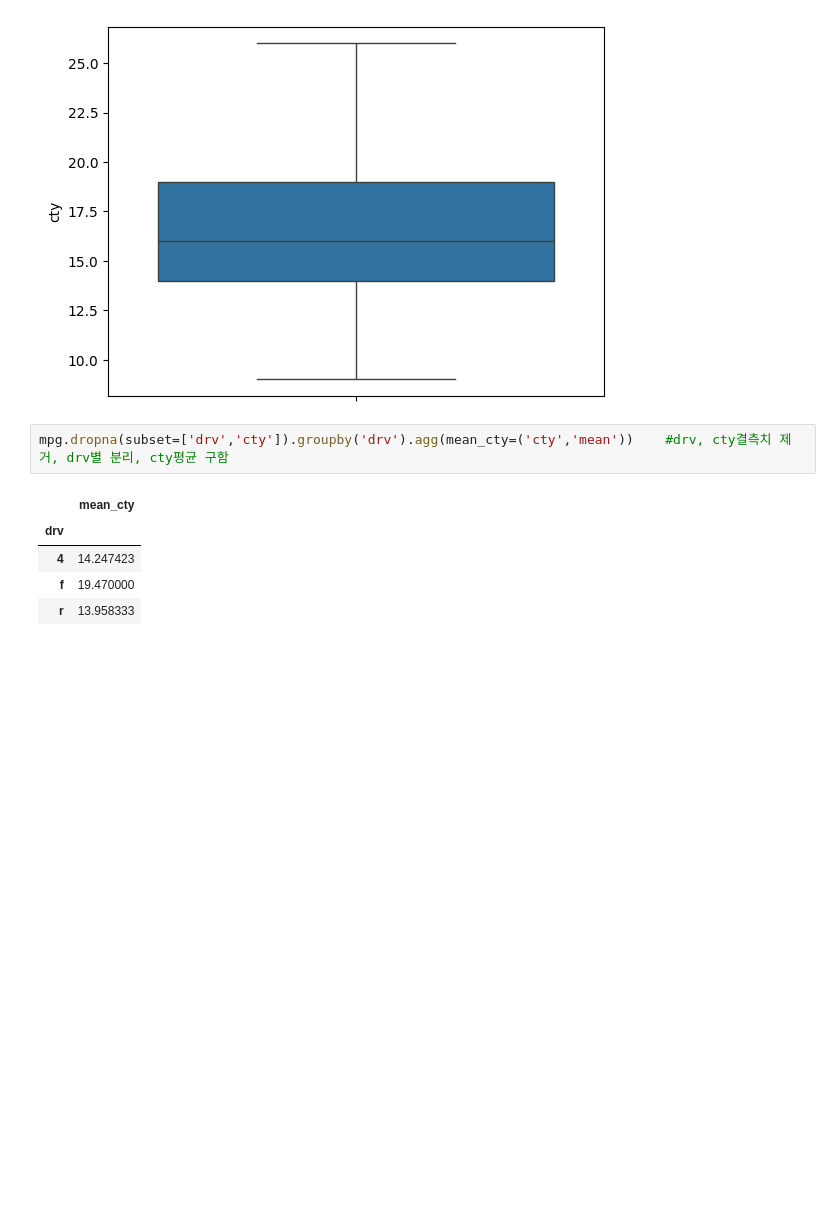
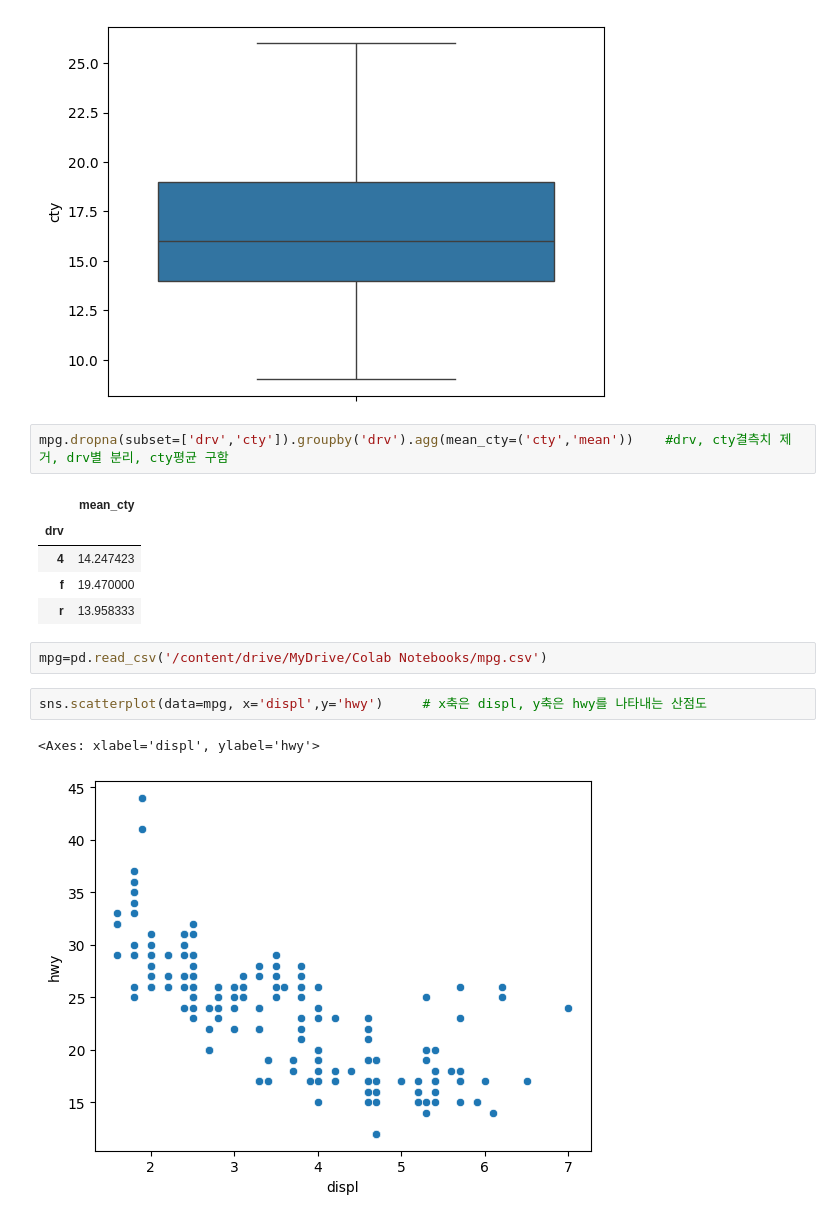
Before and after one commit to asdsadawww/-, a Jupyter notebook: Colab_파이썬.ipynb, the cells around one changed output. Cells and saved outputs as stored; diff of their text form; blank space fills up the shorter version.

Commit message:
Colab을 통해 생성됨

```diff
--- a/Colab_파이썬.ipynb
+++ b/Colab_파이썬.ipynb
@@ -1303,3 +1304,10 @@ mpg.dropna(subset=['drv','cty']).groupby('drv').agg(mean_cty=('cty','mean'))
 | 4 | 14.247423 |
 | f | 19.470000 |
 | r | 13.958333 |
+# %%
+mpg=pd.read_csv('/content/drive/MyDrive/Colab Notebooks/mpg.csv')
+# %%
+sns.scatterplot(data=mpg, x='displ',y='hwy')     # x축은 displ, y축은 hwy를 나타내는 산점도
+# %% [output]
+<Axes: xlabel='displ', ylabel='hwy'>
+[figure, added]
```
Also changed, not shown: parts of 9 cells of this notebook.
